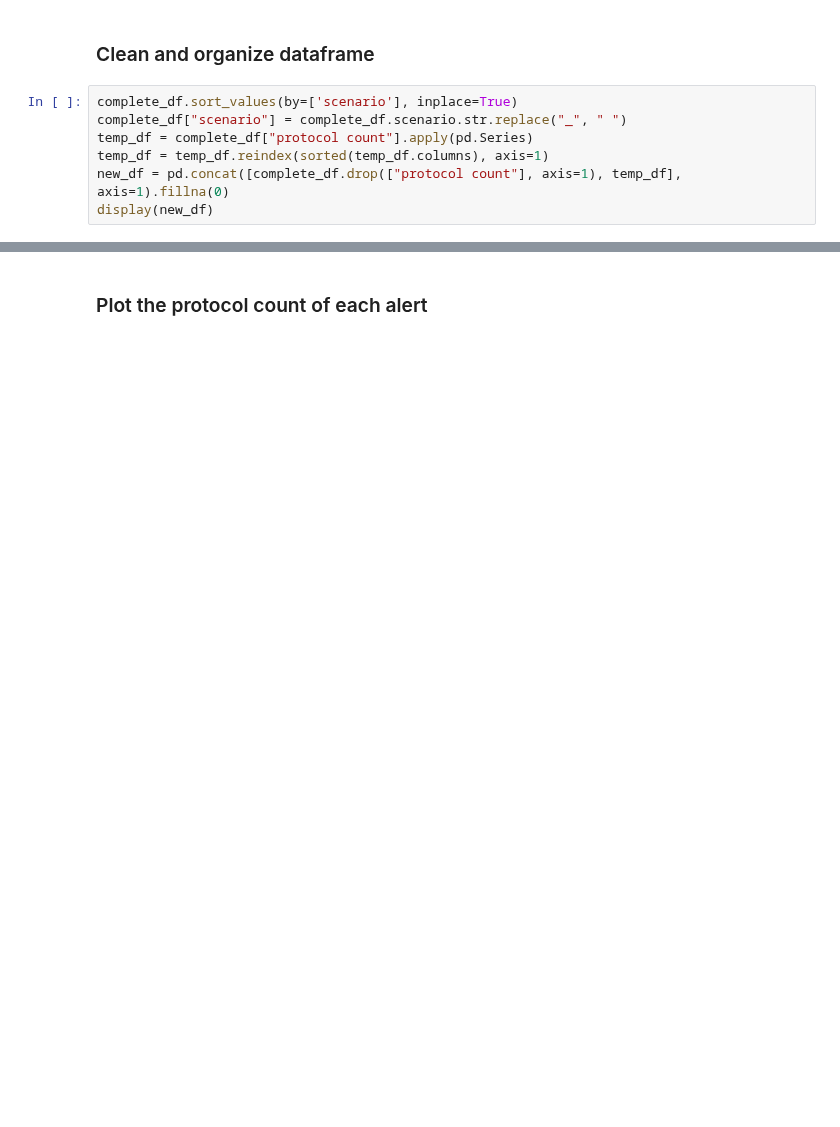
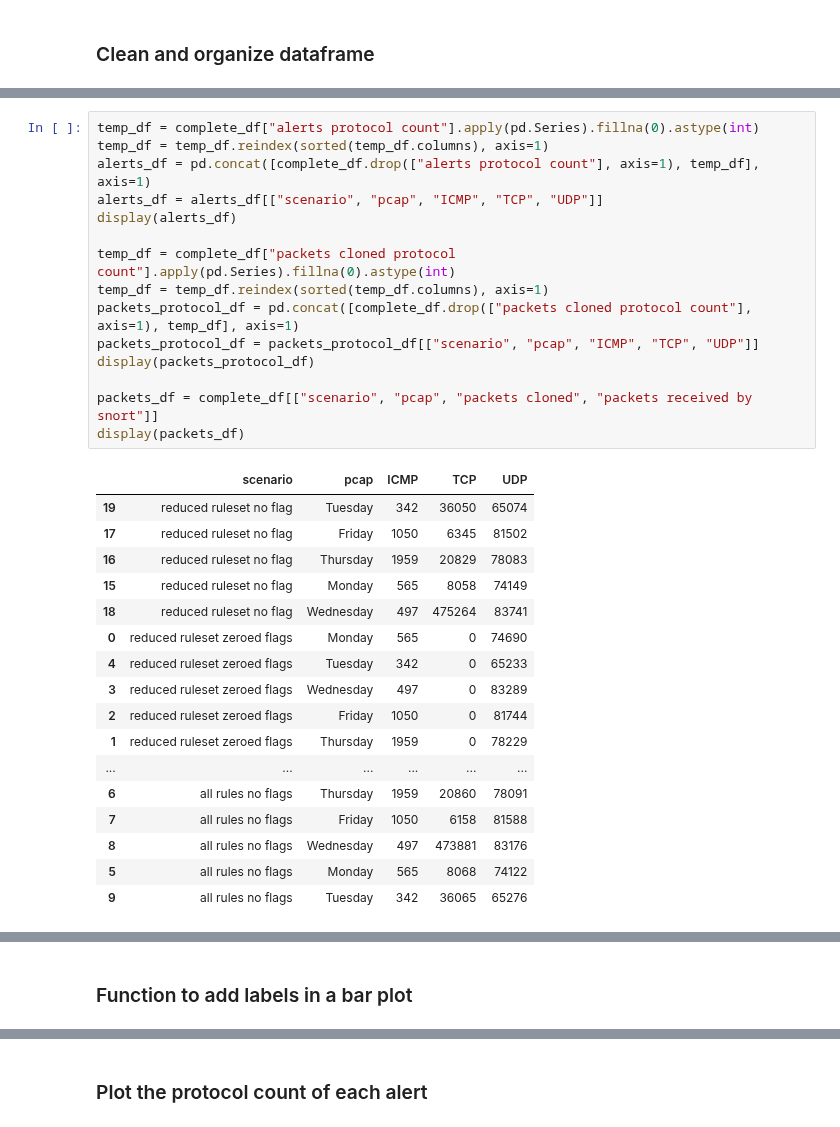
Before and after one commit to HenriqueBBrum/Network-Wide-Rule-Orchestrator, a Jupyter notebook: testing/solution_analysis/rules.ipynb, the cells around one changed output, grey strips where cells are left out. Cells and saved outputs as stored; diff of their text form; blank space fills up the shorter version.

```diff
--- a/testing/solution_analysis/rules.ipynb
+++ b/testing/solution_analysis/rules.ipynb
@@ -109,9 +136,2 @@ display(complete_df)
 # %% [markdown]
 ### Clean and organize dataframe
-# %%
-complete_df.sort_values(by=['scenario'], inplace=True)
-complete_df["scenario"] = complete_df.scenario.str.replace("_", " ")
-temp_df = complete_df["protocol count"].apply(pd.Series)
-temp_df = temp_df.reindex(sorted(temp_df.columns), axis=1)
-new_df = pd.concat([complete_df.drop(["protocol count"], axis=1), temp_df], axis=1).fillna(0)
-display(new_df)
@@ -134,0 +138,33 @@ display(new_df)
+# %%
+temp_df = complete_df["alerts protocol count"].apply(pd.Series).fillna(0).astype(int)
+temp_df = temp_df.reindex(sorted(temp_df.columns), axis=1)
+alerts_df = pd.concat([complete_df.drop(["alerts protocol count"], axis=1), temp_df], axis=1)
+alerts_df = alerts_df[["scenario", "pcap", "ICMP", "TCP", "UDP"]]
+display(alerts_df)
+
+temp_df = complete_df["packets cloned protocol count"].apply(pd.Series).fillna(0).astype(int)
+temp_df = temp_df.reindex(sorted(temp_df.columns), axis=1)
+packets_protocol_df = pd.concat([complete_df.drop(["packets cloned protocol count"], axis=1), temp_df], axis=1)
+packets_protocol_df = packets_protocol_df[["scenario", "pcap", "ICMP", "TCP", "UDP"]]
+display(packets_protocol_df)
+
+packets_df = complete_df[["scenario", "pcap", "packets cloned", "packets received by snort"]]
+display(packets_df)
+# %% [output]
+|  | scenario | pcap | ICMP | TCP | UDP |
+| 19 | reduced ruleset no flag | Tuesday | 342 | 36050 | 65074 |
+| 17 | reduced ruleset no flag | Friday | 1050 | 6345 | 81502 |
+| 16 | reduced ruleset no flag | Thursday | 1959 | 20829 | 78083 |
+| 15 | reduced ruleset no flag | Monday | 565 | 8058 | 74149 |
+| 18 | reduced ruleset no flag | Wednesday | 497 | 475264 | 83741 |
+| 0 | reduced ruleset zeroed flags | Monday | 565 | 0 | 74690 |
+| 4 | reduced ruleset zeroed flags | Tuesday | 342 | 0 | 65233 |
+| 3 | reduced ruleset zeroed flags | Wednesday | 497 | 0 | 83289 |
+| 2 | reduced ruleset zeroed flags | Friday | 1050 | 0 | 81744 |
+| 1 | reduced ruleset zeroed flags | Thursday | 1959 | 0 | 78229 |
+| ... | ... | ... | ... | ... | ... |
+| 6 | all rules no flags | Thursday | 1959 | 20860 | 78091 |
+| 7 | all rules no flags | Friday | 1050 | 6158 | 81588 |
+| 8 | all rules no flags | Wednesday | 497 | 473881 | 83176 |
+| 5 | all rules no flags | Monday | 565 | 8068 | 74122 |
+| 9 | all rules no flags | Tuesday | 342 | 36065 | 65276 |
@@ -134,0 +205,2 @@ display(new_df)
+# %% [markdown]
+### Function to add labels in a bar plot
```
Also changed, not shown: parts of 9 cells of this notebook, 37 other files.
